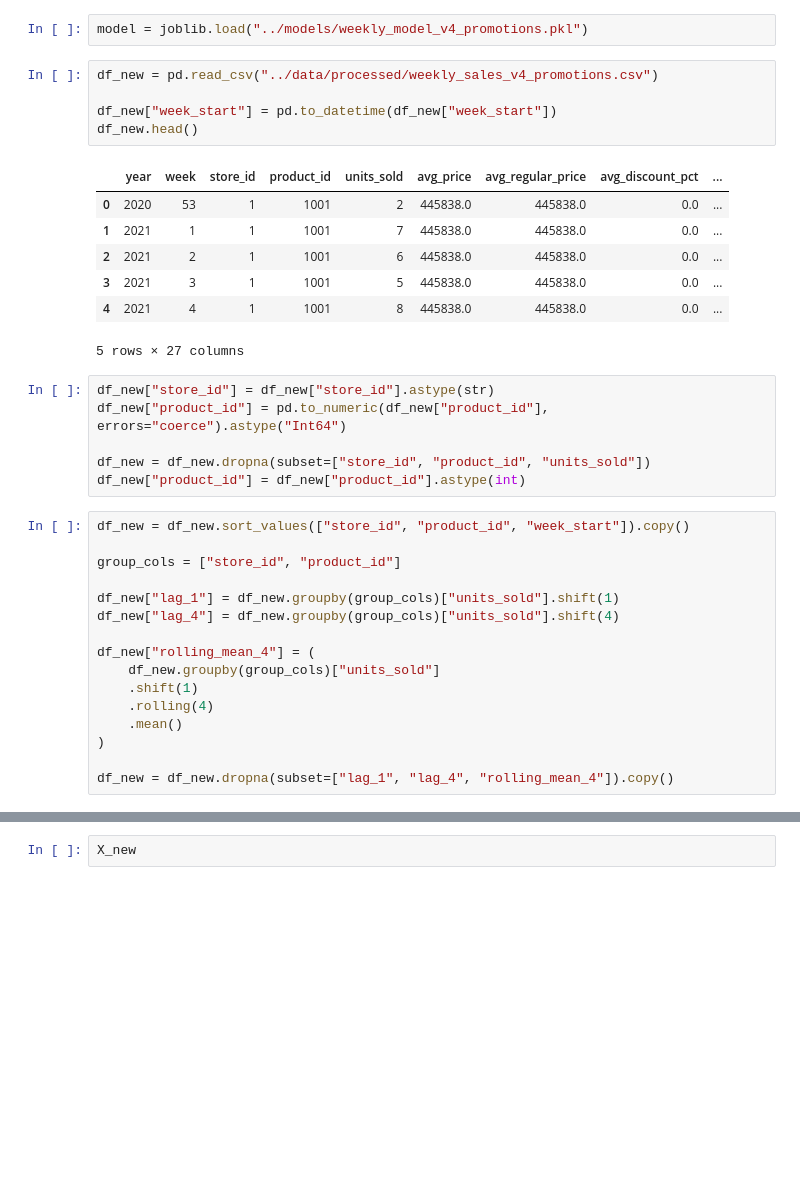
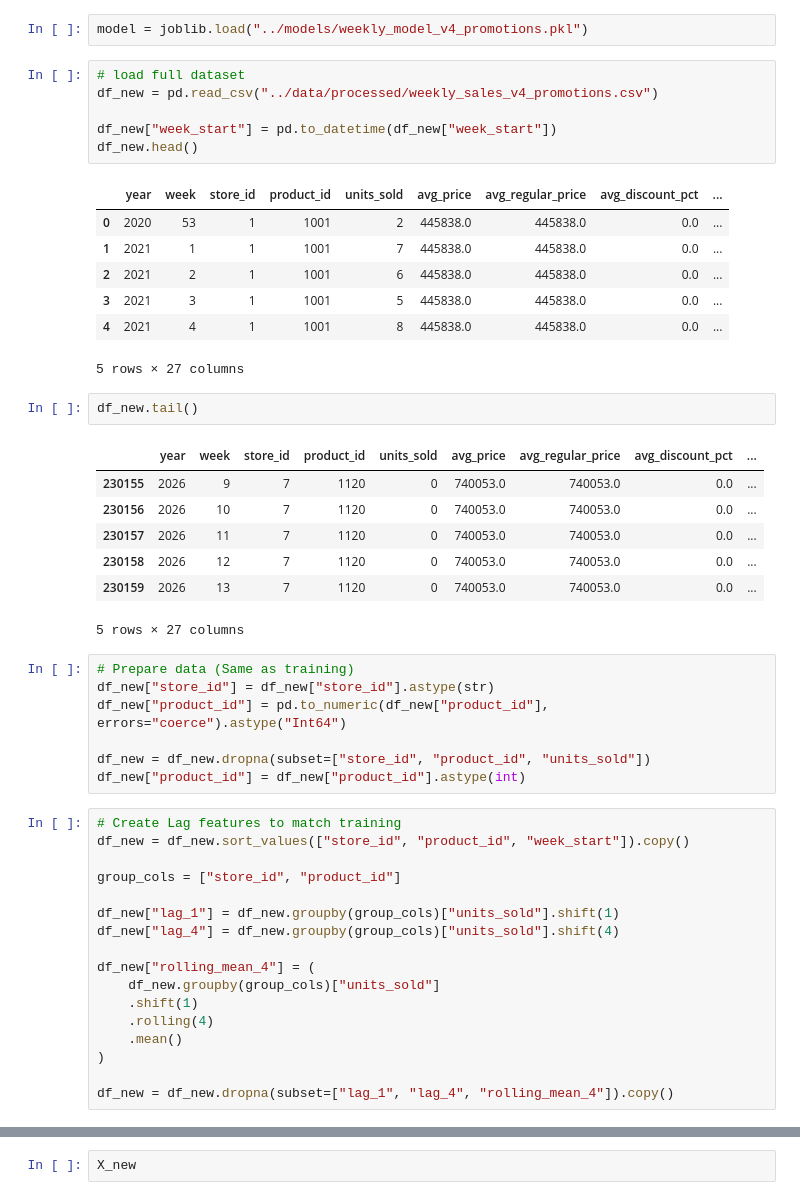
Before and after one commit to SunnyX-AI/ai-powered-sales-forecasting, a Jupyter notebook: notebooks/00_model_backtesting.ipynb, the cells around one changed output, grey strips where cells are left out. Drawn from its saved outputs; the diff is of its cells as text; blank space fills up the shorter version.

```diff
--- a/notebooks/00_model_backtesting.ipynb
+++ b/notebooks/00_model_backtesting.ipynb
@@ -4,6 +4,7 @@ import joblib
 # %%
 model = joblib.load("../models/weekly_model_v4_promotions.pkl")
 # %%
+# load full dataset
 df_new = pd.read_csv("../data/processed/weekly_sales_v4_promotions.csv")
 
 df_new["week_start"] = pd.to_datetime(df_new["week_start"])
@@ -16,13 +17,25 @@ df_new.head()
 | 3 | 2021 | 3 | 1 | 1001 | 5 | 445838.0 | 445838.0 | 0.0 | ... |
 | 4 | 2021 | 4 | 1 | 1001 | 8 | 445838.0 | 445838.0 | 0.0 | ... |
 5 rows × 27 columns
+# %%
+df_new.tail()
+# %% [output]
+|  | year | week | store_id | product_id | units_sold | avg_price | avg_regular_price | avg_discount_pct | ... |
+| 230155 | 2026 | 9 | 7 | 1120 | 0 | 740053.0 | 740053.0 | 0.0 | ... |
+| 230156 | 2026 | 10 | 7 | 1120 | 0 | 740053.0 | 740053.0 | 0.0 | ... |
+| 230157 | 2026 | 11 | 7 | 1120 | 0 | 740053.0 | 740053.0 | 0.0 | ... |
+| 230158 | 2026 | 12 | 7 | 1120 | 0 | 740053.0 | 740053.0 | 0.0 | ... |
+| 230159 | 2026 | 13 | 7 | 1120 | 0 | 740053.0 | 740053.0 | 0.0 | ... |
+5 rows × 27 columns
 # %%
+# Prepare data (Same as training)
 df_new["store_id"] = df_new["store_id"].astype(str)
 df_new["product_id"] = pd.to_numeric(df_new["product_id"], errors="coerce").astype("Int64")
 
 df_new = df_new.dropna(subset=["store_id", "product_id", "units_sold"])
 df_new["product_id"] = df_new["product_id"].astype(int)
 # %%
+# Create Lag features to match training
 df_new = df_new.sort_values(["store_id", "product_id", "week_start"]).copy()
 
 group_cols = ["store_id", "product_id"]
```
Also changed, not shown: parts of 4 cells of this notebook.
